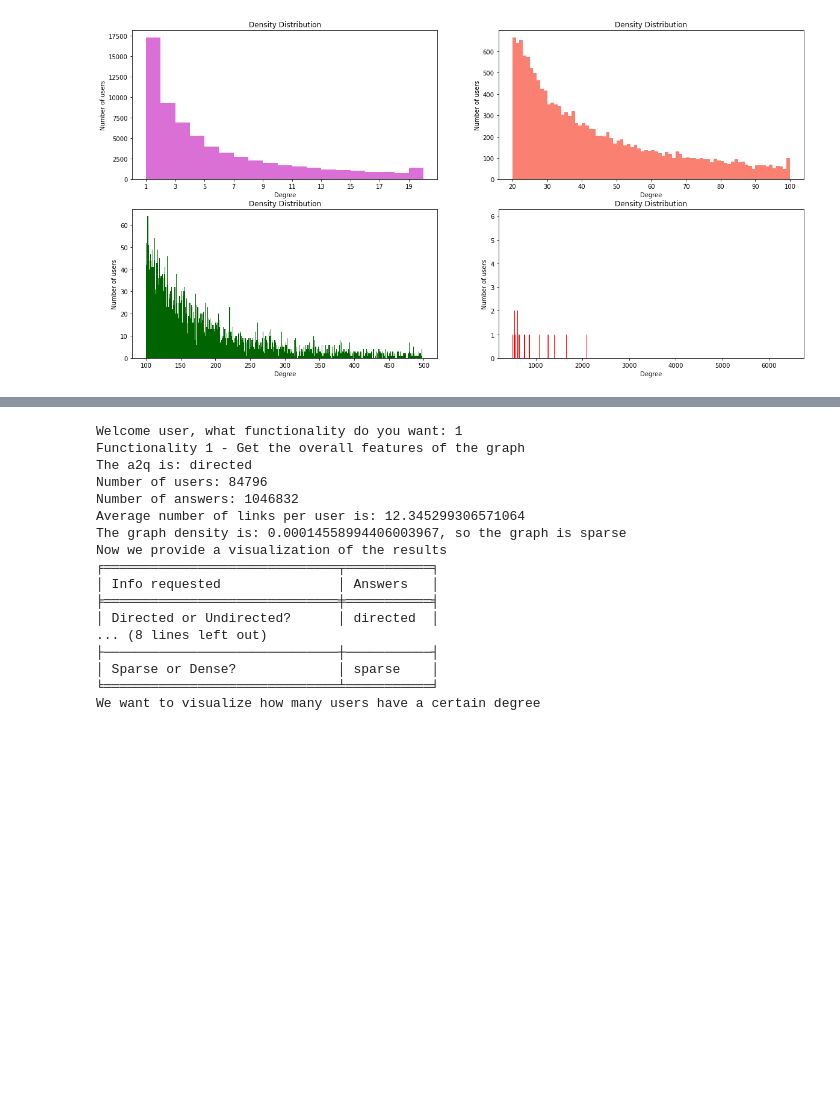
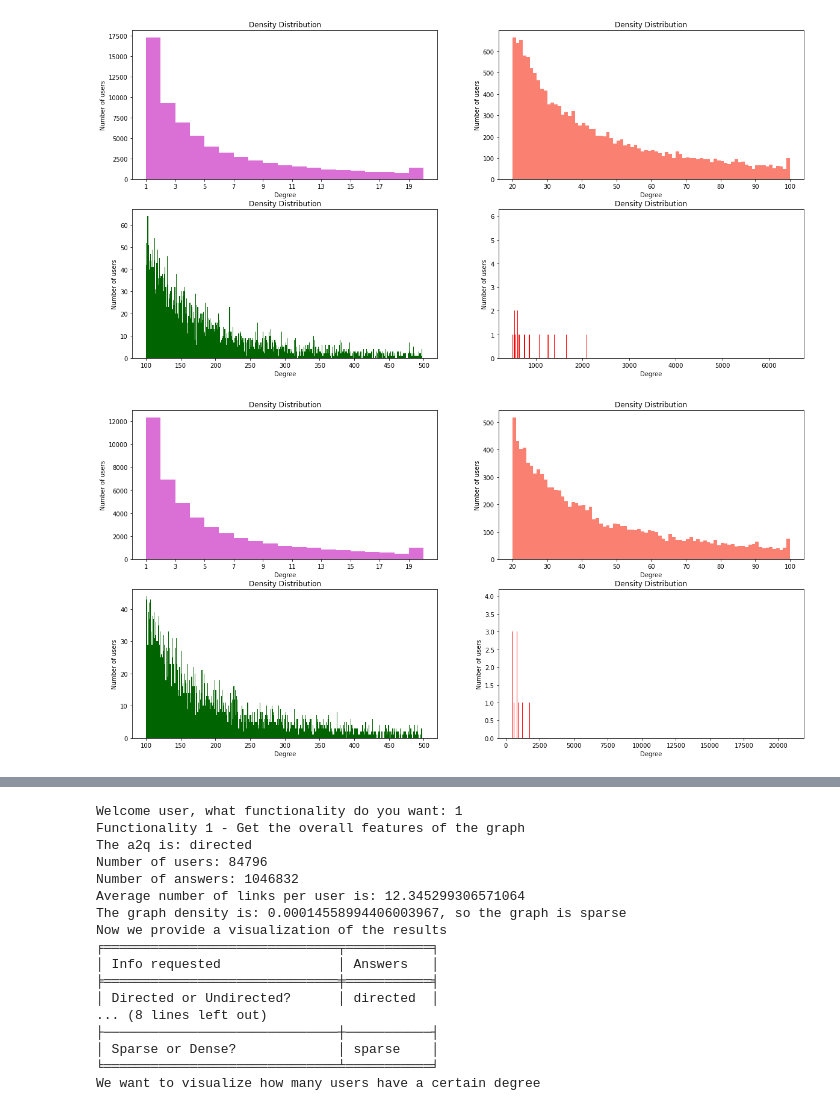
Before and after one commit to michele1783/ADM-HW5, a Jupyter notebook: test-Ame.ipynb, the cells around one changed output, grey strips where cells are left out. Saved outputs shown, nothing was run; the diff lists cells and outputs as text; code cells hidden in the pictures; blank space fills up the shorter version.

Commit message:
visualization 1

```diff
--- a/test-Ame.ipynb
+++ b/test-Ame.ipynb
@@ -338,0 +343,3 @@ number_nodes, number_edges, directed, mean, density, sparse, degree, table = fun
+# %%
+c2a_filter = c2a[c2a.time.between("2008","2010")]
+c2q_filter = c2q[c2q.time.between("2008","2010")]
@@ -339 +348,4 @@ number_nodes, number_edges, directed, mean, density, sparse, degree, table = fun
+# %%
+number_nodes_2, number_edges_2, directed_2, mean_2, density_2, sparse_2, degree_2, table_2 = fun_1.functionality_1(c2a_filter)
+number_nodes_3, number_edges_3, directed_3, mean_3, density_3, sparse_3, degree_3, table_3 = fun_1.functionality_1(c2q_filter)
 # %%
@@ -359,2 +413,6 @@ fun_1.fig(degree)
 # %% [output]
 [figure]
+# %%
+fun_1.fig(degree_2)
+# %% [output]
+[figure, added]
```
Also changed, not shown: parts of 9 cells of this notebook.
